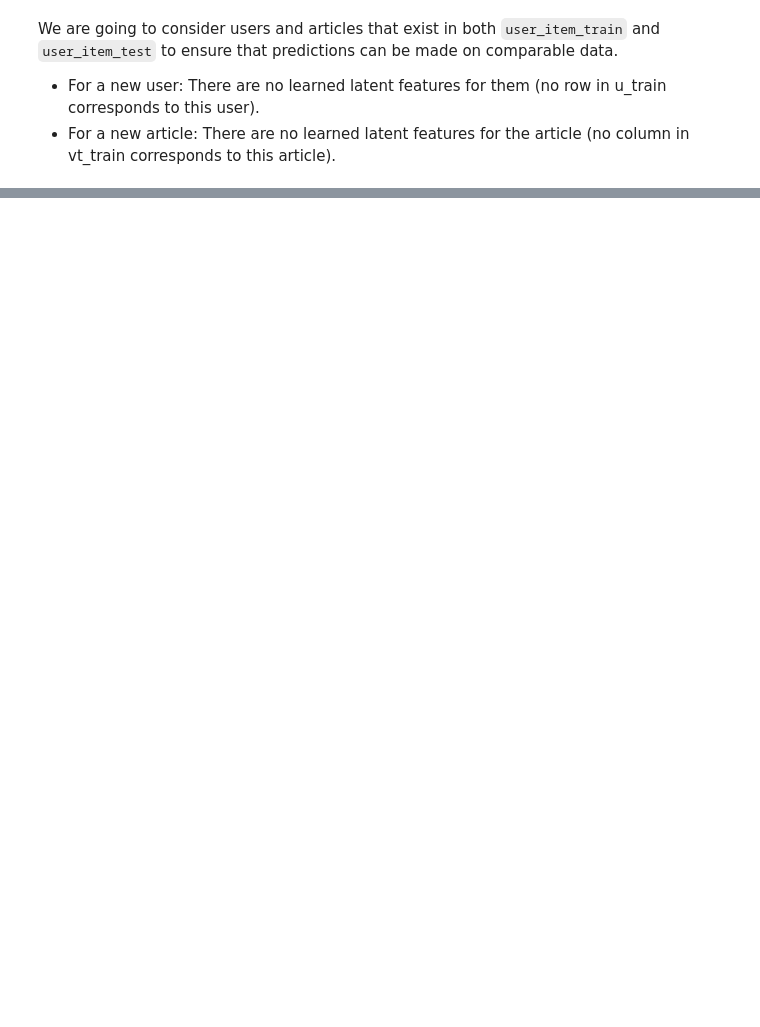
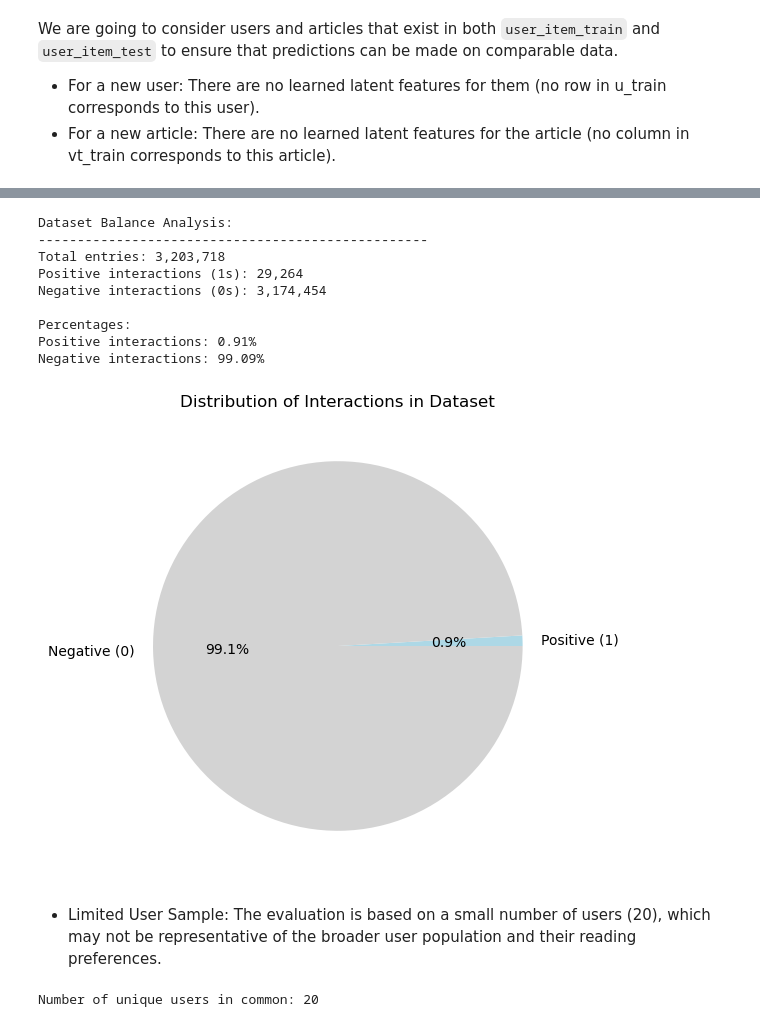
Before and after one commit to mrme77/recommender-engines, a Jupyter notebook: Recommendations_with_IBM.ipynb, the cells around one changed output, grey strips where cells are left out. Cells and saved outputs as stored; diff of their text form; code cells hidden in the pictures; blank space fills up the shorter version.

```diff
--- a/Recommendations_with_IBM.ipynb
+++ b/Recommendations_with_IBM.ipynb
@@ -893,0 +914,45 @@ In summary, **utilizing fewer latent features resulted in improved model perform
+# %%
+
+total_entries = user_item_train.size
+
+positive_interactions = (user_item_train == 1).sum().sum()
+
+
+percent_positive = (positive_interactions / total_entries) * 100
+percent_negative = 100 - percent_positive
+
+print("Dataset Balance Analysis:")
+print("-" * 50)
+print(f"Total entries: {total_entries:,}")
+print(f"Positive interactions (1s): {positive_interactions:,}")
+print(f"Negative interactions (0s): {total_entries - positive_interactions:,}")
+print("\nPercentages:")
+print(f"Positive interactions: {percent_positive:.2f}%")
+print(f"Negative interactions: {percent_negative:.2f}%")
+
+#
+plt.figure(figsize=(8, 6))
+plt.pie([percent_positive, percent_negative],
+        labels=['Positive (1)', 'Negative (0)'],
+        autopct='%1.1f%%',
+        colors=['lightblue', 'lightgray'])
+plt.title('Distribution of Interactions in Dataset')
+plt.show()
+# %% [output]
+Dataset Balance Analysis:
+--------------------------------------------------
+Total entries: 3,203,718
+Positive interactions (1s): 29,264
+Negative interactions (0s): 3,174,454
+
+Percentages:
+Positive interactions: 0.91%
+Negative interactions: 99.09%
+[figure, added]
+# %% [markdown]
+- Limited User Sample: The evaluation is based on a small number of users (20), which may not be representative of the broader user population and their reading preferences.
+# %%
+# Check number of unique users in common
+print("Number of unique users in common:", len(common_users))
+# %% [output]
+Number of unique users in common: 20
```
Also changed, not shown: parts of 21 cells of this notebook.
